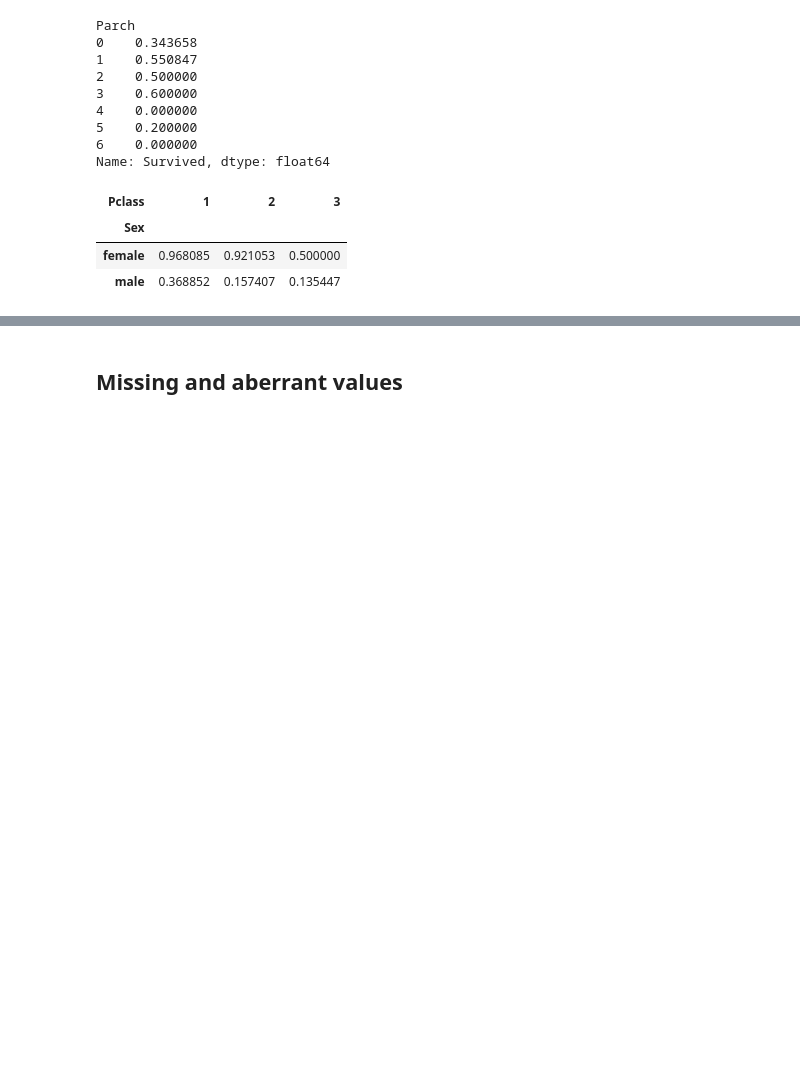
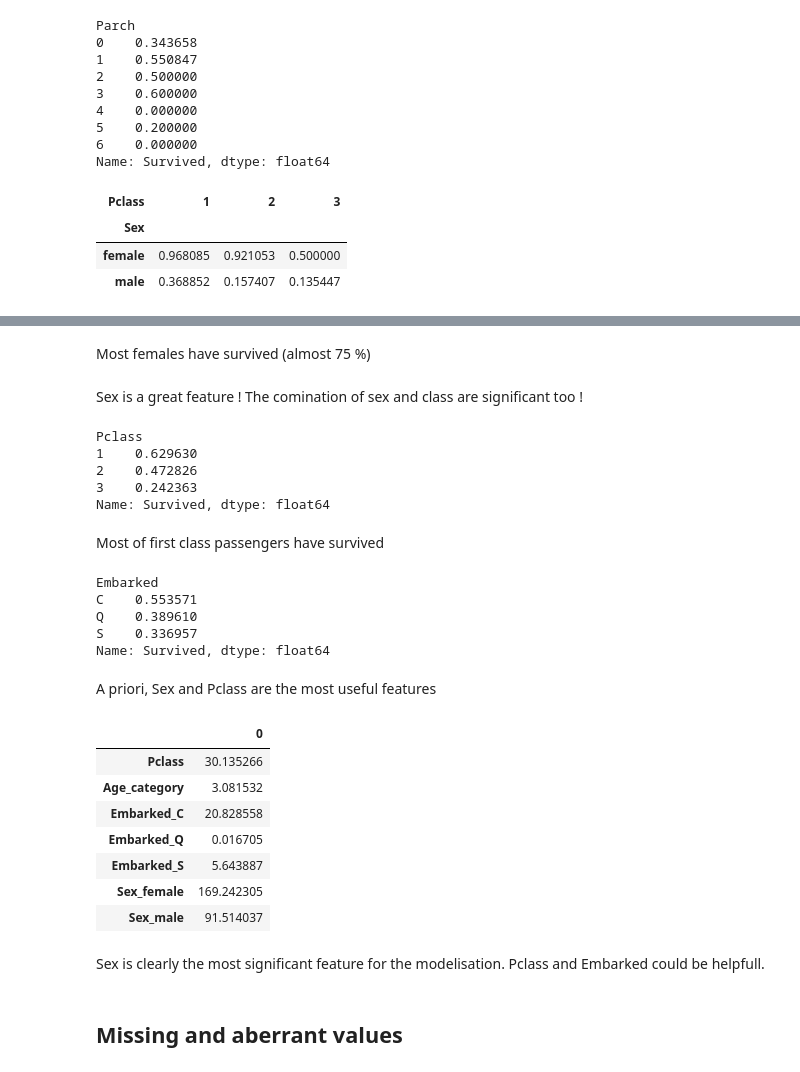
Before and after one commit to jeremypayan/Titanic-Kaggle, a Jupyter notebook: titanic_kaggle_competition.ipynb, the cells around one changed output, grey strips where cells are left out. Cells and saved outputs as stored; diff of their text form; code cells hidden in the pictures; blank space fills up the shorter version.

```diff
--- a/titanic_kaggle_competition.ipynb
+++ b/titanic_kaggle_competition.ipynb
@@ -117,0 +189,18 @@ data.pivot_table('Survived', index='Sex', columns='Pclass', aggfunc='mean')
+# %%
+# Hypothesis : Majority of children have survived
+
+# Creation of a column with three age categories
+data.Age.fillna(0)
+
+def age_categories(x) :
+    if x == 0 :
+        cat = 0
+    elif x <= 18 :
+        cat = 1
+    elif x <= 60 :
+        cat = 2
+    else :
+        cat = 3
+    return cat
+
+data['Age_category'] = data.Age.map(age_categories)
@@ -118,3 +263,57 @@ data.pivot_table('Survived', index='Sex', columns='Pclass', aggfunc='mean')
+# %% [markdown]
+Most females have survived (almost 75 %)
+# %% [markdown]
+Sex is a great feature ! The comination of sex and class are significant too !
+# %%
+# Pclass feature
+data.groupby('Pclass')['Survived'].mean()
+# %% [output]
+Pclass
+1    0.629630
+2    0.472826
+3    0.242363
+Name: Survived, dtype: float64
+# %% [markdown]
+Most of first class passengers have survived
+# %%
+# Embarked location
+data.groupby('Embarked')['Survived'].mean()
+# %% [output]
+Embarked
+C    0.553571
+Q    0.389610
+S    0.336957
+Name: Survived, dtype: float64
+# %% [markdown]
+A priori, Sex and Pclass are the most useful features
+# %%
+from sklearn.feature_selection import chi2
+
+data_t = data[['Survived', 'Embarked', 'Sex', 'Pclass', 'Age_category']].dropna()
+X = pd.get_dummies(data_t[['Embarked', 'Sex', 'Pclass', 'Age_category']])
+
+
+y = data_t['Survived'].values
+
+# define feature selection
+fs = SelectKBest(score_func=chi2, k=2)
+# apply feature selection
+X_selected = fs.fit_transform(X, y)
+
+
+dfscores = pd.DataFrame(fs.scores_, index = X.columns)
+dfscores
+# %% [output]
+|  | 0 |
+| Pclass | 30.135266 |
+| Age_category | 3.081532 |
+| Embarked_C | 20.828558 |
+| Embarked_Q | 0.016705 |
+| Embarked_S | 5.643887 |
+| Sex_female | 169.242305 |
+| Sex_male | 91.514037 |
+# %% [markdown]
+Sex is clearly the most significant feature for the modelisation. Pclass and Embarked could be helpfull.
 # %% [markdown]
 ## Missing and aberrant values
 # %%
```
Also changed, not shown: parts of 13 cells of this notebook.
